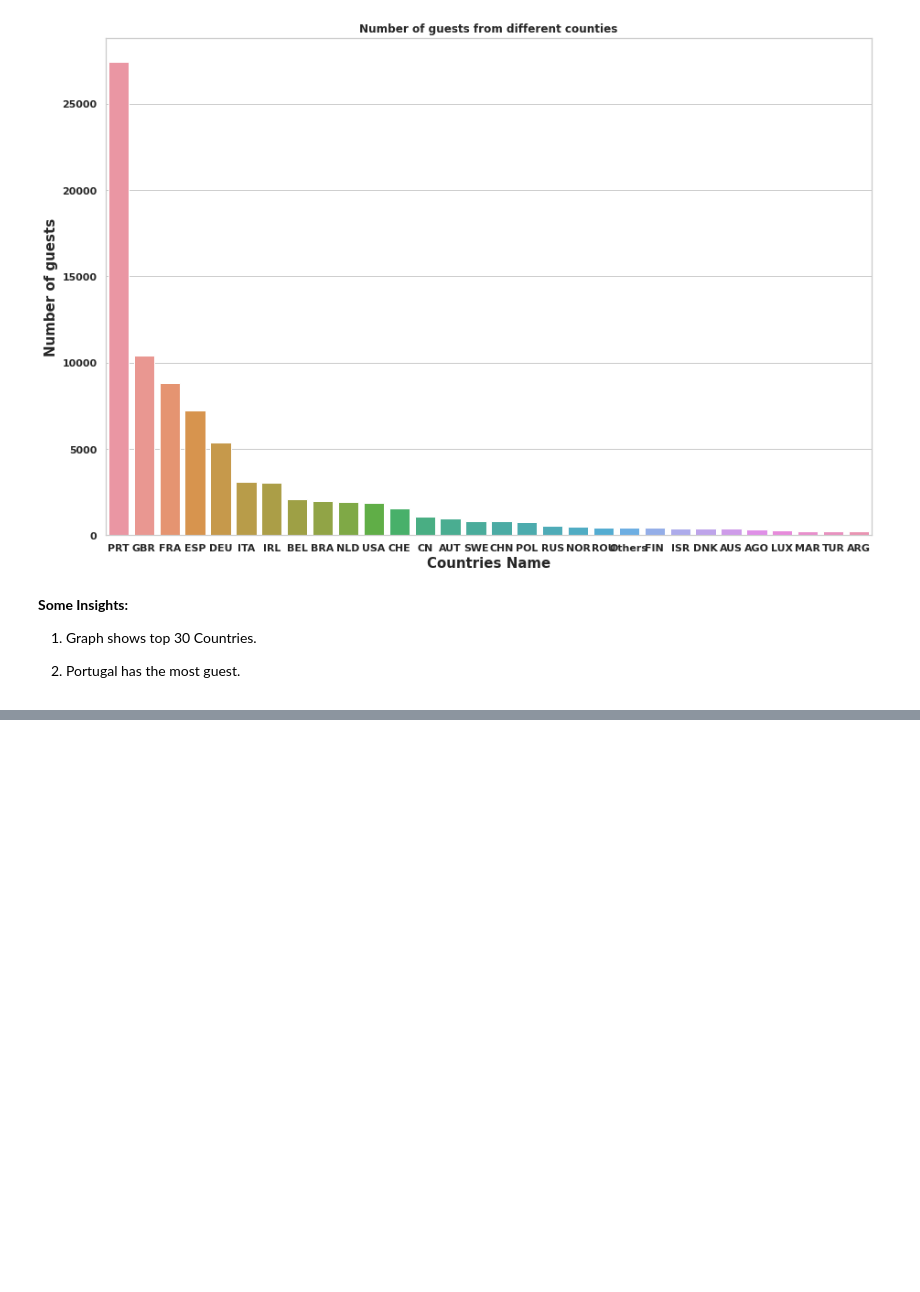
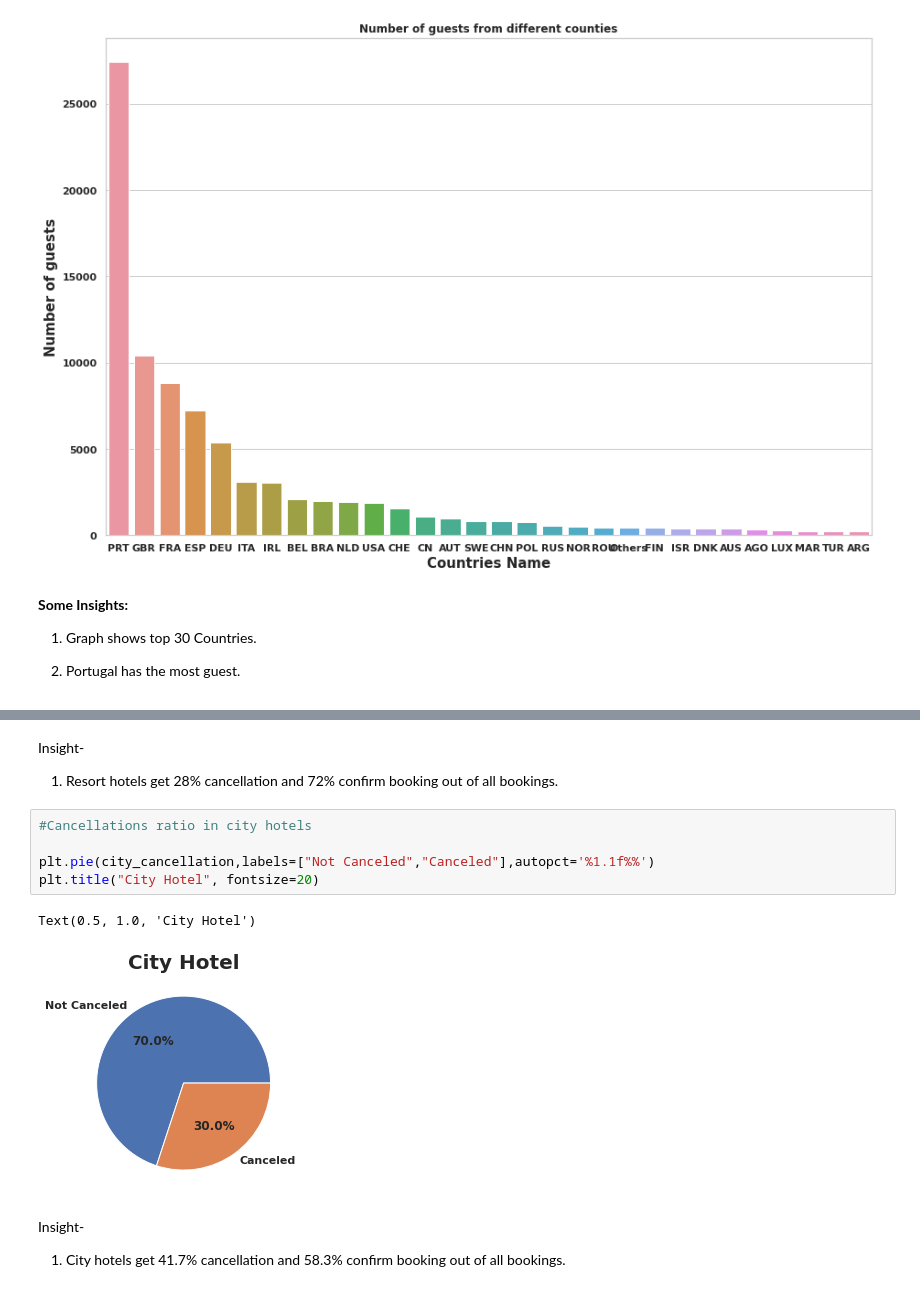
Before and after one commit to Samarjeet-singh-chhabra/EDA-Hotel-Booking-Analysis, a Jupyter notebook: Hotel_Booking_Analysis_Samarjeet_Singh_Chhabra.ipynb, the cells around one changed output, grey strips where cells are left out. Drawn from its saved outputs; the diff is of its cells as text; blank space fills up the shorter version.

```diff
--- a/Hotel_Booking_Analysis_Samarjeet_Singh_Chhabra.ipynb
+++ b/Hotel_Booking_Analysis_Samarjeet_Singh_Chhabra.ipynb
@@ -701,0 +694,14 @@ special_request_Vs_month.plot.line("arrival_date_month", "total_of_special_reque
+# %% [markdown]
+Insight-
+1. Resort hotels get 28% cancellation and 72% confirm booking out of all bookings.
+# %%
+#Cancellations ratio in city hotels
+
+plt.pie(city_cancellation,labels=["Not Canceled","Canceled"],autopct='%1.1f%%')
+plt.title("City Hotel", fontsize=20)
+# %% [output]
+Text(0.5, 1.0, 'City Hotel')
+[figure, added]
+# %% [markdown]
+Insight-
+1. City hotels get 41.7% cancellation and 58.3% confirm booking out of all bookings.
```
Also changed, not shown: parts of 5 cells of this notebook.
